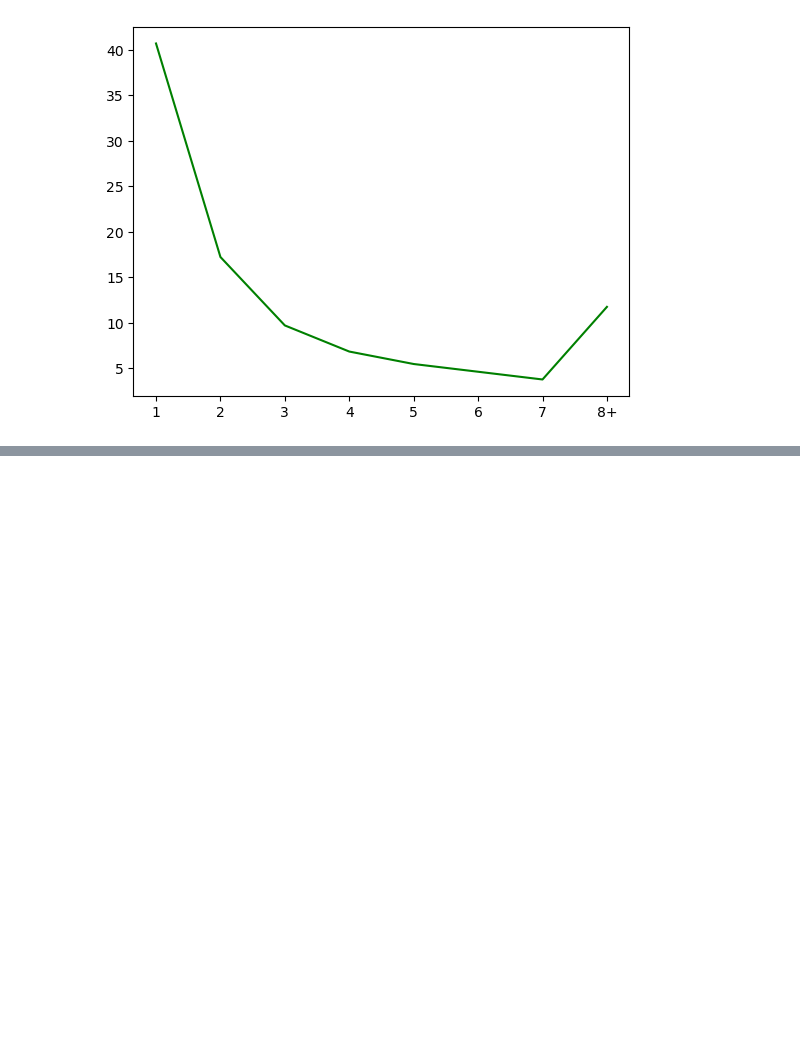
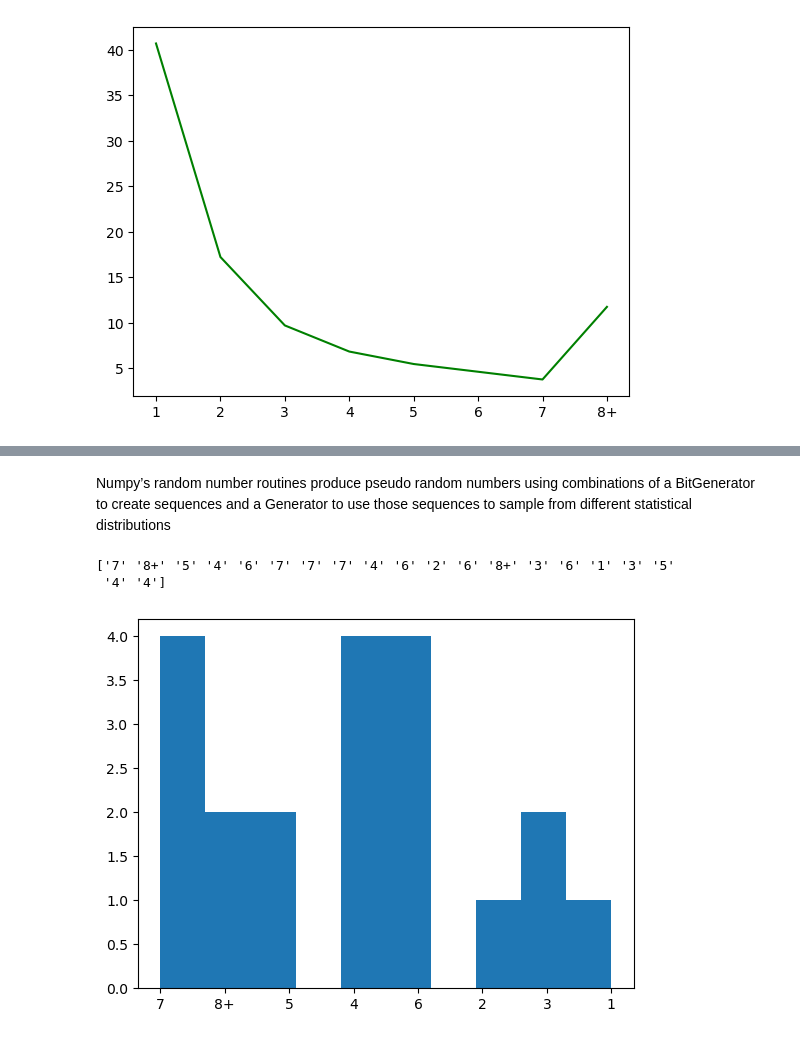
Before and after one commit to BridK02/PfDA-assignment, a Jupyter notebook: PfDA_Assignment.ipynb, the cells around one changed output, grey strips where cells are left out. Saved outputs shown, nothing was run; the diff lists cells and outputs as text; code cells hidden in the pictures; blank space fills up the shorter version.

```diff
--- a/PfDA_Assignment.ipynb
+++ b/PfDA_Assignment.ipynb
@@ -158,0 +151,15 @@ Another consideration for determining what analyses to undertake is the data set
+# %% [markdown]
+Numpy’s random number routines produce pseudo random numbers using combinations of a BitGenerator to create sequences and a Generator to use those sequences to sample from different statistical distributions
+# %%
+#For my synthesized dataset I want to simulate the no. of items per claim form as reported in the PCRS Annual report using
+# random.Generator from NumPy
+rng = np.random.default_rng()
+No_of_items_dispensed = ["1","2","3","4","5","6","7","8+"] #
+results = rng.choice(No_of_items_dispensed, size=20)# asking for results to choose from the eight options and giving the first 20 random choices simulating 20 customers
+print(results)
+plt.hist(results)
+plt.show()
+# %% [output]
+['7' '8+' '5' '4' '6' '7' '7' '7' '4' '6' '2' '6' '8+' '3' '6' '1' '3' '5'
+ '4' '4']
+[figure, added]
```
Also changed, not shown: parts of 19 cells of this notebook.
